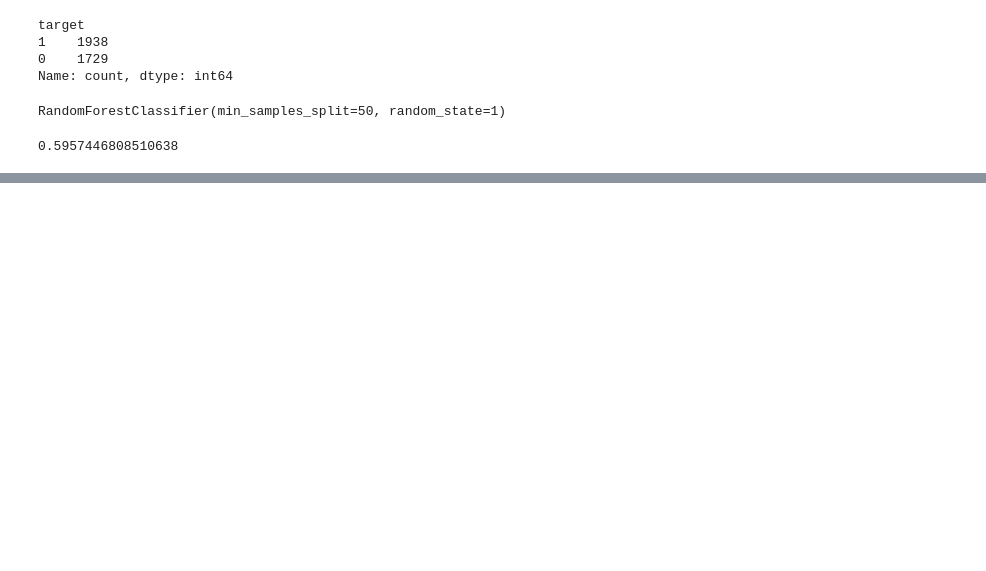
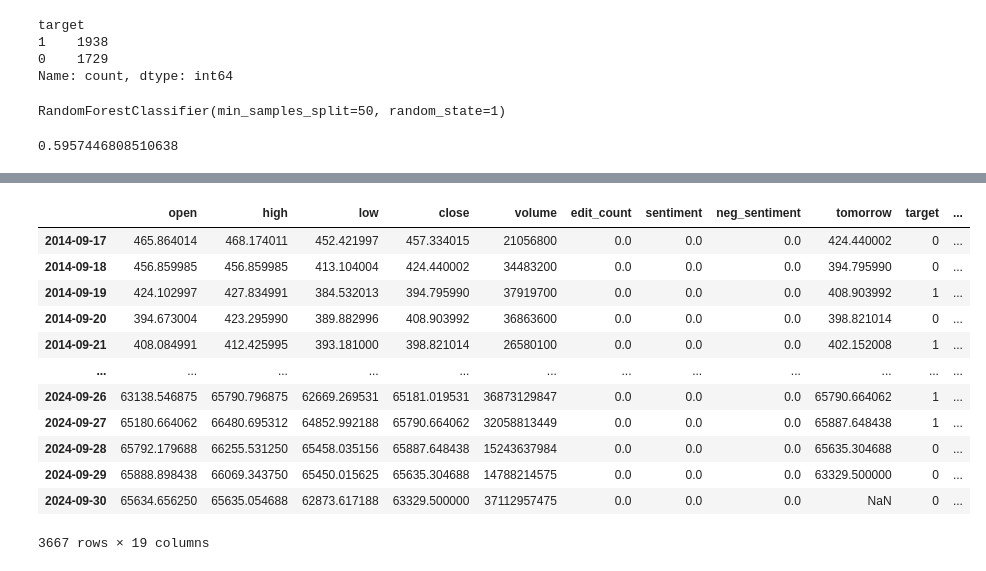
Before and after one commit to zippyzippy0/CryptoCurrency, a Jupyter notebook: predictionlive.ipynb, the cells around one changed output, grey strips where cells are left out. Cells and saved outputs as stored; diff of their text form; code cells hidden in the pictures; blank space fills up the shorter version.

```diff
--- a/predictionlive.ipynb
+++ b/predictionlive.ipynb
@@ -156,7 +156,7 @@ def compute_rolling(btc):
     new_predictors = ["close", "sentiment", "neg_sentiment"]
 
     for horizon in horizons:
-        rolling_averages = btc.rolling(horizon,min_peripds=1).mean()
+        rolling_averages = btc.rolling(horizon,min_periods=1).mean()
 
         ratio_column = f"close_ratio_{horizon}"
         btc[ratio_column] = btc["close"]/rolling_averages["close"]
@@ -179,3 +196,19 @@ btc
+# %%
+btc
+# %% [output]
+|  | open | high | low | close | volume | edit_count | sentiment | neg_sentiment | tomorrow | target | ... |
+| 2014-09-17 | 465.864014 | 468.174011 | 452.421997 | 457.334015 | 21056800 | 0.0 | 0.0 | 0.0 | 424.440002 | 0 | ... |
+| 2014-09-18 | 456.859985 | 456.859985 | 413.104004 | 424.440002 | 34483200 | 0.0 | 0.0 | 0.0 | 394.795990 | 0 | ... |
+| 2014-09-19 | 424.102997 | 427.834991 | 384.532013 | 394.795990 | 37919700 | 0.0 | 0.0 | 0.0 | 408.903992 | 1 | ... |
+| 2014-09-20 | 394.673004 | 423.295990 | 389.882996 | 408.903992 | 36863600 | 0.0 | 0.0 | 0.0 | 398.821014 | 0 | ... |
+| 2014-09-21 | 408.084991 | 412.425995 | 393.181000 | 398.821014 | 26580100 | 0.0 | 0.0 | 0.0 | 402.152008 | 1 | ... |
+| ... | ... | ... | ... | ... | ... | ... | ... | ... | ... | ... | ... |
+| 2024-09-26 | 63138.546875 | 65790.796875 | 62669.269531 | 65181.019531 | 36873129847 | 0.0 | 0.0 | 0.0 | 65790.664062 | 1 | ... |
+| 2024-09-27 | 65180.664062 | 66480.695312 | 64852.992188 | 65790.664062 | 32058813449 | 0.0 | 0.0 | 0.0 | 65887.648438 | 1 | ... |
+| 2024-09-28 | 65792.179688 | 66255.531250 | 65458.035156 | 65887.648438 | 15243637984 | 0.0 | 0.0 | 0.0 | 65635.304688 | 0 | ... |
+| 2024-09-29 | 65888.898438 | 66069.343750 | 65450.015625 | 65635.304688 | 14788214575 | 0.0 | 0.0 | 0.0 | 63329.500000 | 0 | ... |
+| 2024-09-30 | 65634.656250 | 65635.054688 | 62873.617188 | 63329.500000 | 37112957475 | 0.0 | 0.0 | 0.0 | NaN | 0 | ... |
+3667 rows × 19 columns
 # %%
 predictions = backtest(btc, model, new_predictors)
 # %%
```
Also changed, not shown: parts of 9 cells of this notebook.
